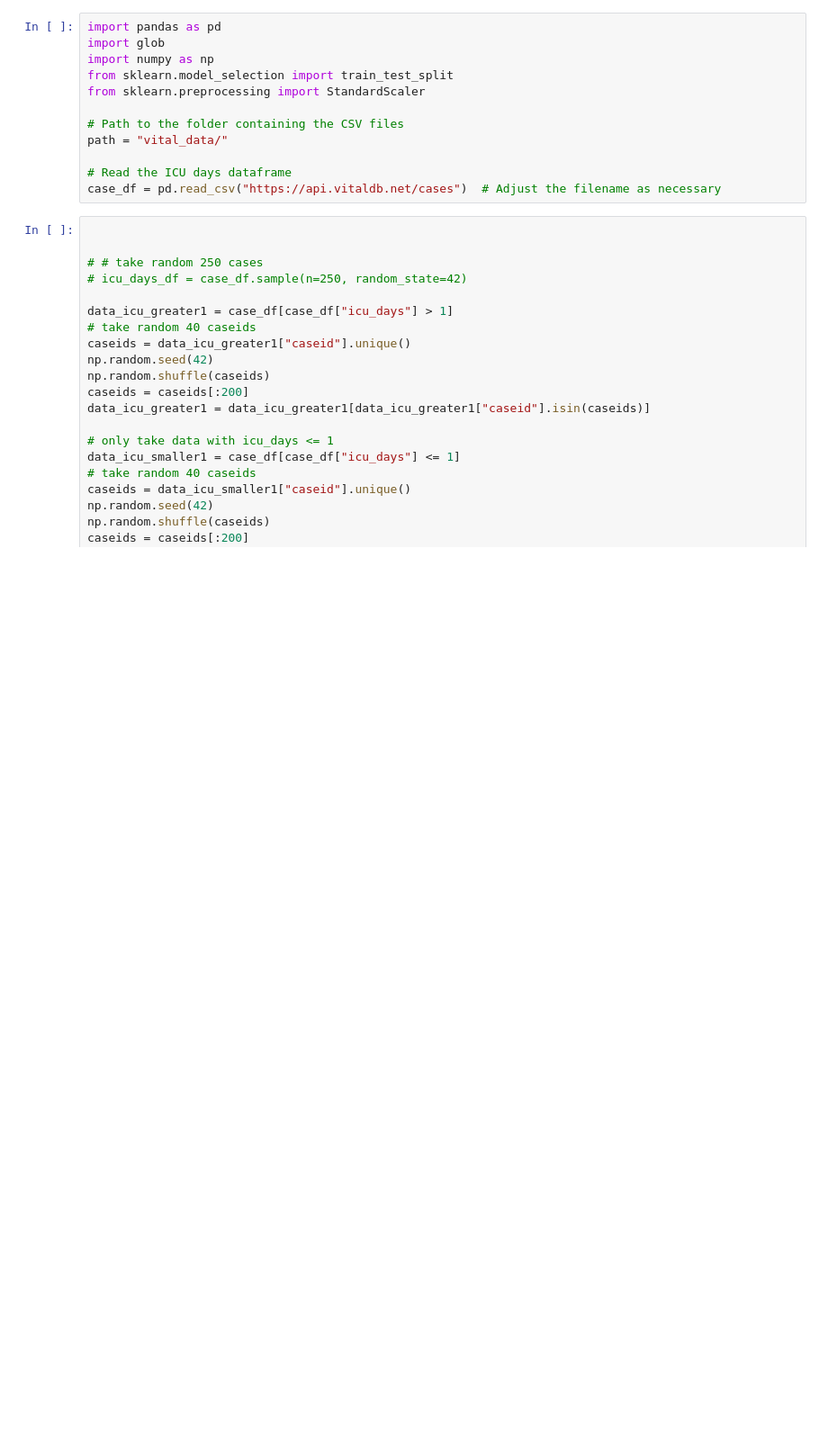
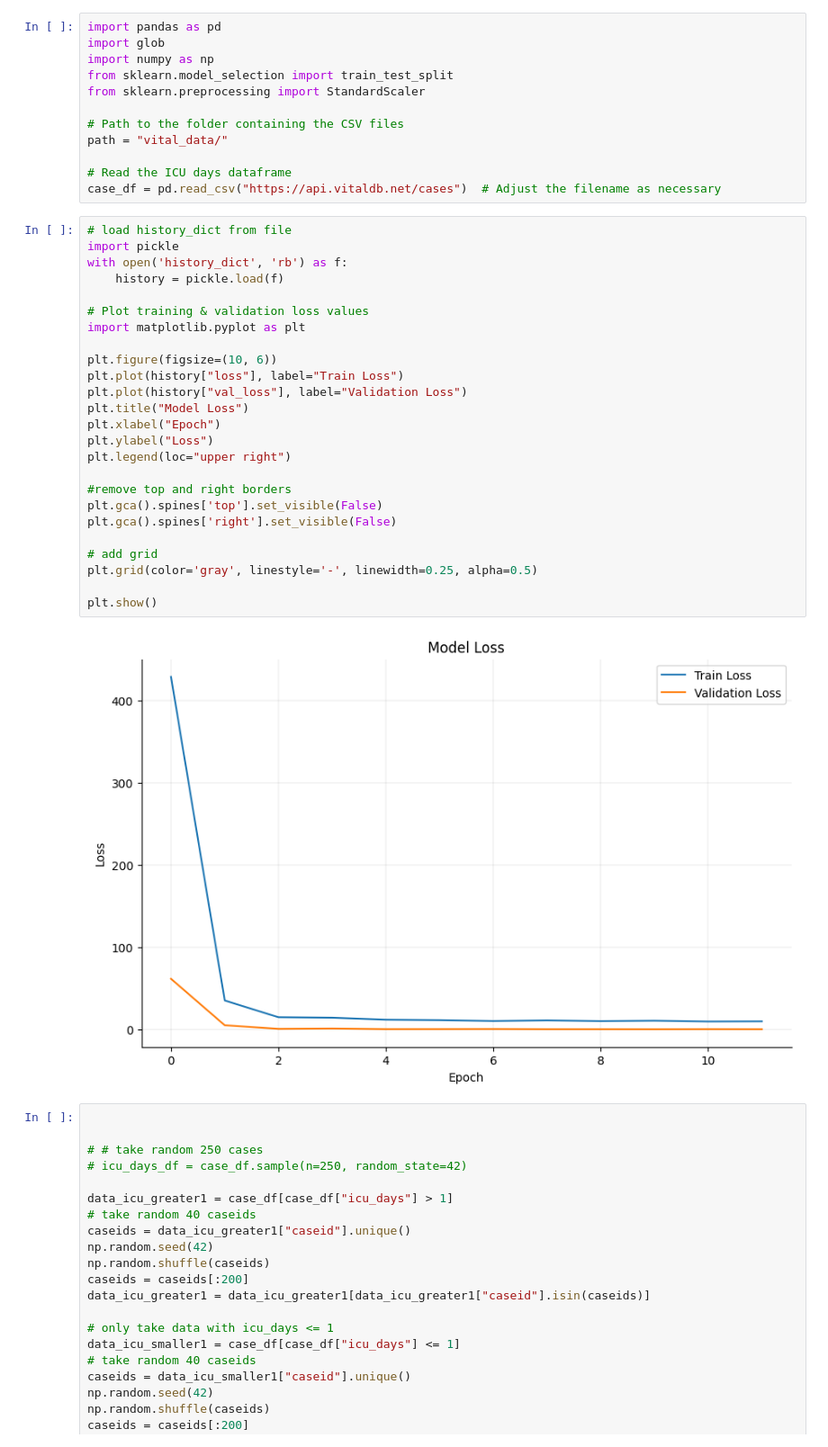
Before and after one commit to PaSch13/CAoCM_Vital, a Jupyter notebook: timeseries.ipynb, the cells around one changed output. Shown at 90% size. Drawn from its saved outputs; the diff is of its cells as text; blank space fills up the shorter version.

```diff
--- a/timeseries.ipynb
+++ b/timeseries.ipynb
@@ -10,6 +10,33 @@ path = "vital_data/"
 
 # Read the ICU days dataframe
 case_df = pd.read_csv("https://api.vitaldb.net/cases")  # Adjust the filename as necessary
+# %%
+# load history_dict from file
+import pickle
+with open('history_dict', 'rb') as f:
+    history = pickle.load(f)
+
+# Plot training & validation loss values
+import matplotlib.pyplot as plt
+
+plt.figure(figsize=(10, 6))
+plt.plot(history["loss"], label="Train Loss")
+plt.plot(history["val_loss"], label="Validation Loss")
+plt.title("Model Loss")
+plt.xlabel("Epoch")
+plt.ylabel("Loss")
+plt.legend(loc="upper right")
+
+#remove top and right borders
+plt.gca().spines['top'].set_visible(False)
+plt.gca().spines['right'].set_visible(False)
+
+# add grid
+plt.grid(color='gray', linestyle='-', linewidth=0.25, alpha=0.5)
+
+plt.show()
+# %% [output]
+[figure, added]
 # %%
 
 
```
Also changed, not shown: parts of 6 cells of this notebook, 3 other files.
